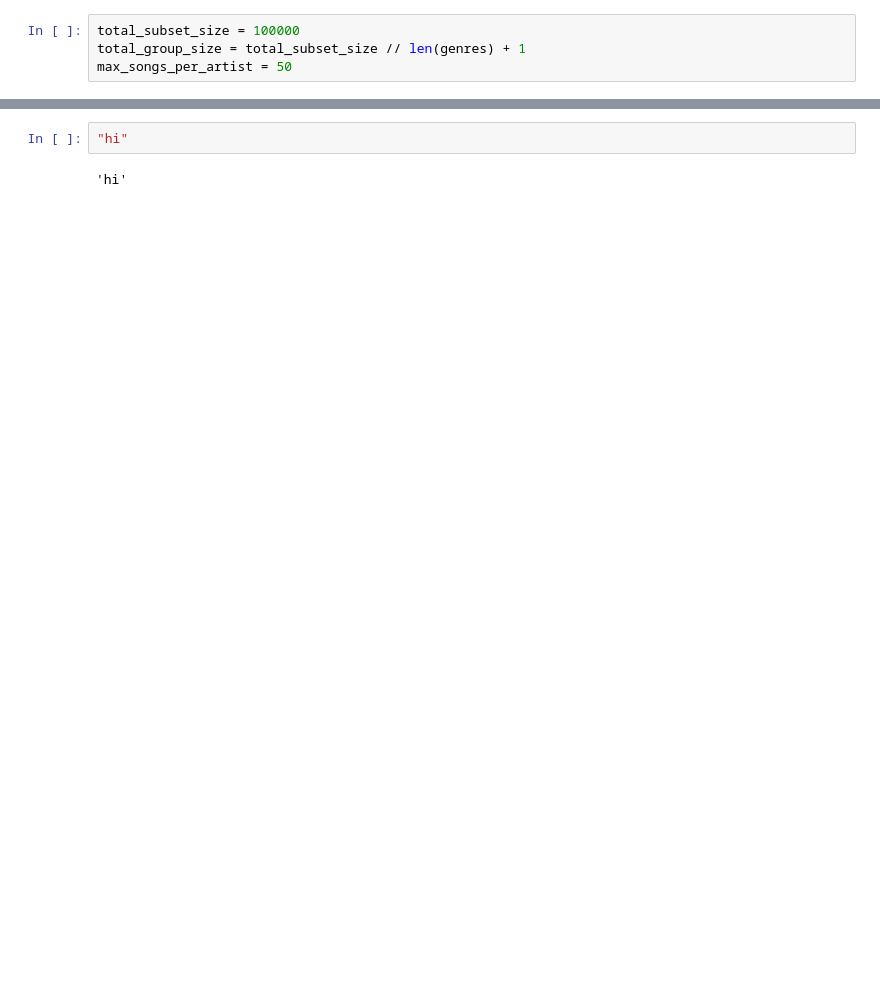
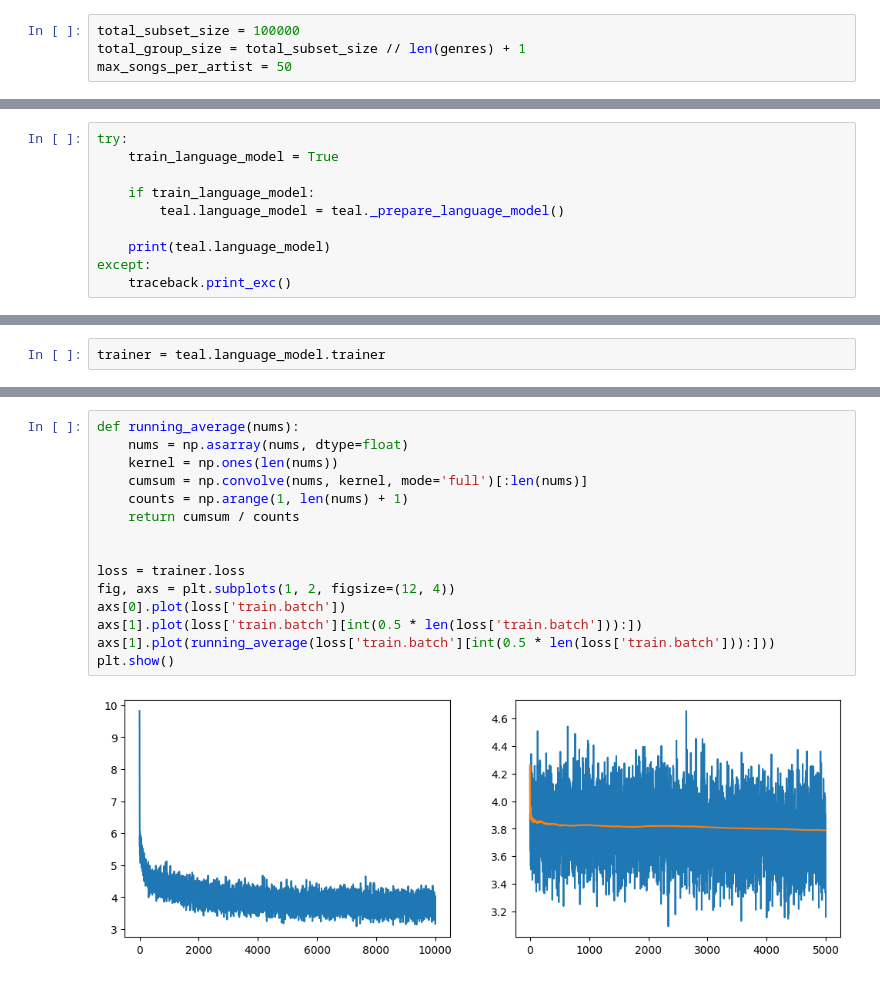
Before and after one commit to Minecraftian14/dl-gen-lyrics, a Jupyter notebook: sandbox/transformer.ipynb, the cells around one changed output, grey strips where cells are left out. Saved outputs shown, nothing was run; the diff lists cells and outputs as text; blank space fills up the shorter version.

Commit message:
teal

```diff
--- a/sandbox/transformer.ipynb
+++ b/sandbox/transformer.ipynb
@@ -100,0 +154,10 @@ model = aspect_teal.TransformerModel(teal.vocabulary.vocab_size(), {
+# %%
+try:
+    train_language_model = True
+
+    if train_language_model:
+        teal.language_model = teal._prepare_language_model()
+
+    print(teal.language_model)
+except:
+    traceback.print_exc()
@@ -118,0 +206,2 @@ trainer = Trainer(
+# %%
+trainer = teal.language_model.trainer
@@ -128,4 +231,17 @@ KeyboardInterrupt:
 # %%
-"hi"
+def running_average(nums):
+    nums = np.asarray(nums, dtype=float)
+    kernel = np.ones(len(nums))
+    cumsum = np.convolve(nums, kernel, mode='full')[:len(nums)]
+    counts = np.arange(1, len(nums) + 1)
+    return cumsum / counts
+
+
+loss = trainer.loss
+fig, axs = plt.subplots(1, 2, figsize=(12, 4))
+axs[0].plot(loss['train.batch'])
+axs[1].plot(loss['train.batch'][int(0.5 * len(loss['train.batch'])):])
+axs[1].plot(running_average(loss['train.batch'][int(0.5 * len(loss['train.batch'])):]))
+plt.show()
 # %% [output]
-'hi'
+[figure, added]
```
Also changed, not shown: parts of 23 cells of this notebook, 3 other files.
